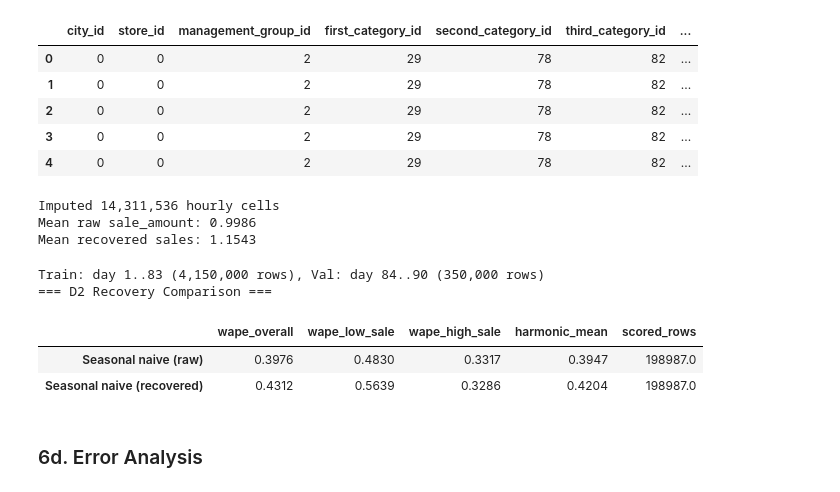
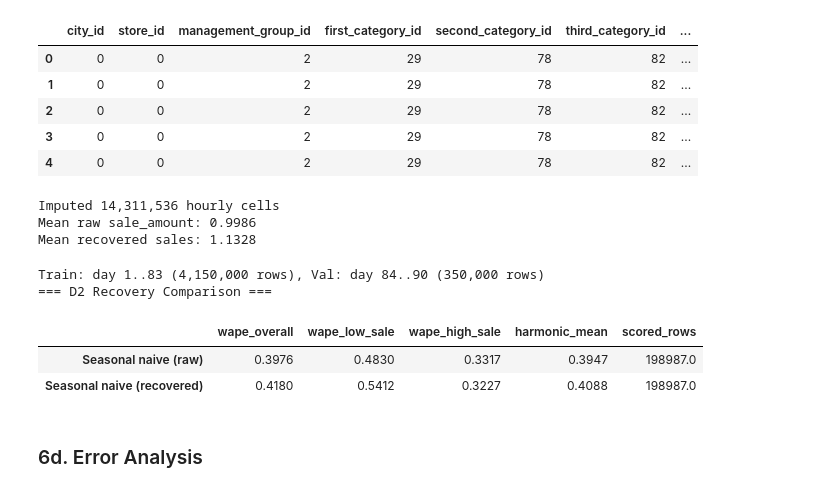
Before and after one commit to Slin58/seminar, a Jupyter notebook: main copy.ipynb, the cells around one changed output. Cells and saved outputs as stored; diff of their text form; code cells hidden in the pictures.

```diff
--- a/main copy.ipynb
+++ b/main copy.ipynb
@@ -149,10 +79,20 @@ def time_split(df: pd.DataFrame, horizon: int = 7) -> tuple:
 # %%
+import utils
+
+importlib.reload(utils)
+history = utils.prepare_panel(train_raw)
+
 # Apply shared pipeline
-history = flag_censoring(history)
-history = make_features(history)
+history = utils.flag_censoring(history)
+history = utils.make_features(history)
 
-train, val = time_split(history, horizon=7)
+train, val = utils.time_split(history, horizon=7)
 print(f"\nValidation window: day {val['day_idx'].min()} to {val['day_idx'].max()}")
 
+
+pd.set_option('display.max_columns', None)   # show all columns
+pd.set_option('display.width', None)         # avoid line wrapping
+pd.set_option('display.max_colwidth', None)  # optional: full cell contents
+
 history.head()
 # %% [output]
@@ -517,7 +245,7 @@ val = val.merge(roll28, on="series_id", how="left")
 results = {}
 for method, col in [("Global mean", "pred_global_mean"), ("Seasonal naive", "pred_seasonal_naive"), ("Rolling 28d", "pred_roll28")]:
     val["prediction"] = val[col].clip(lower=0)
-    results[method] = evaluate_forecast(val)
+    results[method] = utils.evaluate_forecast(val)
 
 results_df = pd.DataFrame(results).T
 print("=== D1 Benchmark Results ===")
@@ -587,53 +315,58 @@ Missing hourly cells: 14,311,536 / 72,000,000 (19.9%)
 | 3 | 0 | 0 | 2 | 29 | 78 | 82 | ... |
 | 4 | 0 | 0 | 2 | 29 | 78 | 82 | ... |
 # %%
-import importlib
 import recovery
 
 importlib.reload(recovery)
 
 #recovery.random_sampling(history, op_sales_masked, hours_sale_with_stockout, rng)
-recovery.hour_per_series_mean_fast(history, op_sales_masked, hours_sale_with_stockout)
+#recovery.hour_per_series_mean_fast(history, op_sales_masked, hours_sale_with_stockout)
+recovery.hourly_mean(history, op_sales_masked, hours_sale_with_stockout)
 # %% [output]
 Imputed 14,311,536 hourly cells
 Mean raw sale_amount: 0.9986
-Mean recovered sales: 1.1543
+Mean recovered sales: 1.1328
 # %%
 # Re-split with recovered target
-train_r, val_r = time_split(history, horizon=7)
+train_r, val_r = utils.time_split(history, horizon=7)
 
-import forecast
-importlib.reload(forecast)
+# Seasonal naive on recovered target
+val_start_r = val_r["day_idx"].min()
+last_week_r = history[history["day_idx"].between(val_start_r - 7, val_start_r - 1)][
+    ["series_id", "day_idx", "recovered_daily_sales"]
+].copy()
+last_week_r["forecast_day"] = last_week_r["day_idx"] + 7
+last_week_r = last_week_r.rename(columns={"recovered_daily_sales": "pred_recovered_naive"})
 
-history = forecast.add_seasonal_naive_forecast(
-    history,
-    data_col="recovered_daily_sales",
-    pred_col="pred_recovered_naive",
-    lag=7
+val_r = val_r.merge(
+    last_week_r[["series_id", "forecast_day", "pred_recovered_naive"]],
+    left_on=["series_id", "day_idx"], right_on=["series_id", "forecast_day"], how="left",
 )
+val_r = val_r.drop(columns=["forecast_day"], errors="ignore")
+fallback = train_r.groupby("series_id")["recovered_daily_sales"].mean()
+val_r["pred_recovered_naive"] = val_r["pred_recovered_naive"].fillna(val_r["series_id"].map(fallback))
 
-history = forecast.add_seasonal_naive_forecast(
-    history,
-    data_col="sale_amount",
-    pred_col="pred_seasonal_naive",
-    lag=7
+# Also add seasonal naive on raw for fair comparison
+val_r = val_r.merge(
+    val[["series_id", "day_idx", "pred_seasonal_naive"]].drop_duplicates(),
+    on=["series_id", "day_idx"], how="left",
 )
 
 # Evaluate both
 d2_results = {}
 for method, col in [("Seasonal naive (raw)", "pred_seasonal_naive"), ("Seasonal naive (recovered)", "pred_recovered_naive")]:
     val_r["prediction"] = val_r[col].clip(lower=0)
-    d2_results[method] = evaluate_forecast(val_r)
+    d2_results[method] = utils.evaluate_forecast(val_r)
 
 d2_df = pd.DataFrame(d2_results).T
 print("=== D2 Recovery Comparison ===")
 display(d2_df)
 # %% [output]
 Train: day 1..83 (4,150,000 rows), Val: day 84..90 (350,000 rows)
 === D2 Recovery Comparison ===
 |  | wape_overall | wape_low_sale | wape_high_sale | harmonic_mean | scored_rows |
 | Seasonal naive (raw) | 0.3976 | 0.4830 | 0.3317 | 0.3947 | 198987.0 |
-| Seasonal naive (recovered) | 0.4312 | 0.5639 | 0.3286 | 0.4204 | 198987.0 |
+| Seasonal naive (recovered) | 0.4180 | 0.5412 | 0.3227 | 0.4088 | 198987.0 |
 # %% [markdown]
 ### 6d. Error Analysis
 # %%
```
Also changed, not shown: parts of 19 cells of this notebook, 3 other files.
